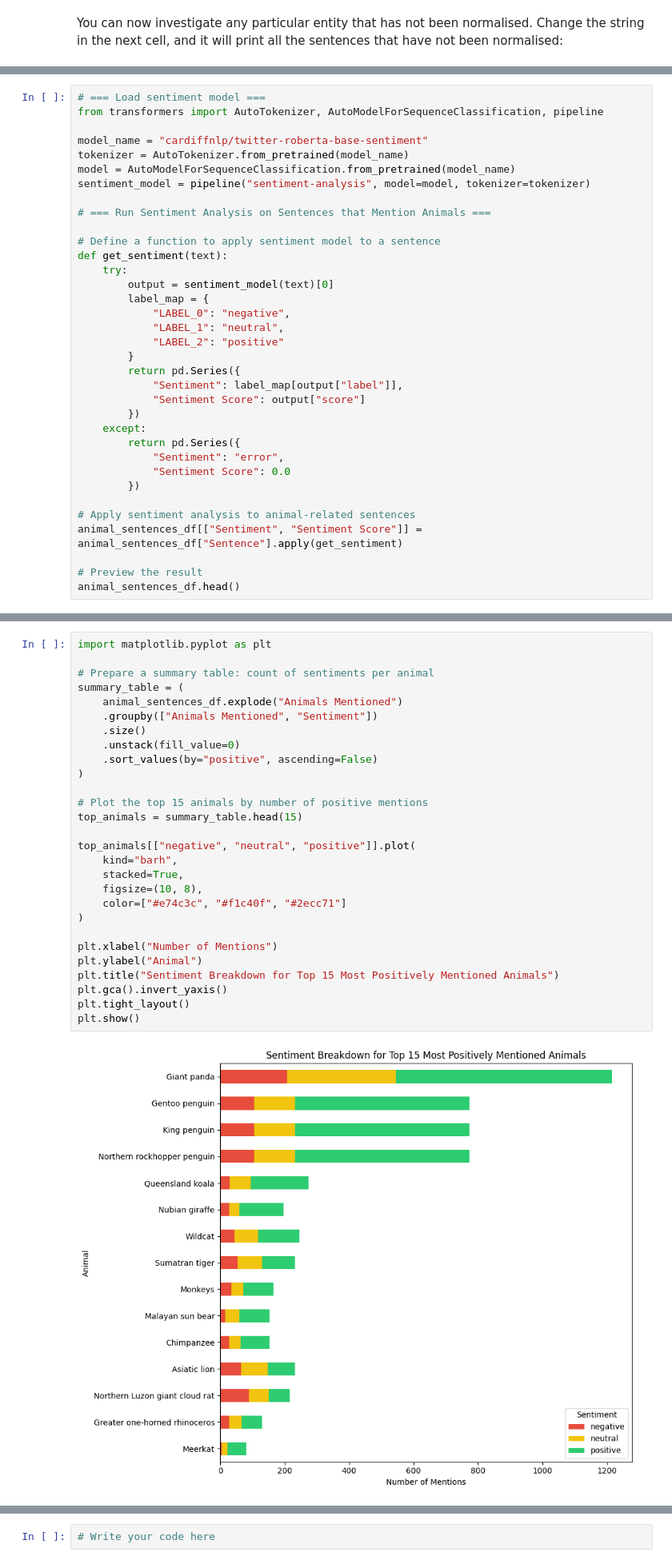
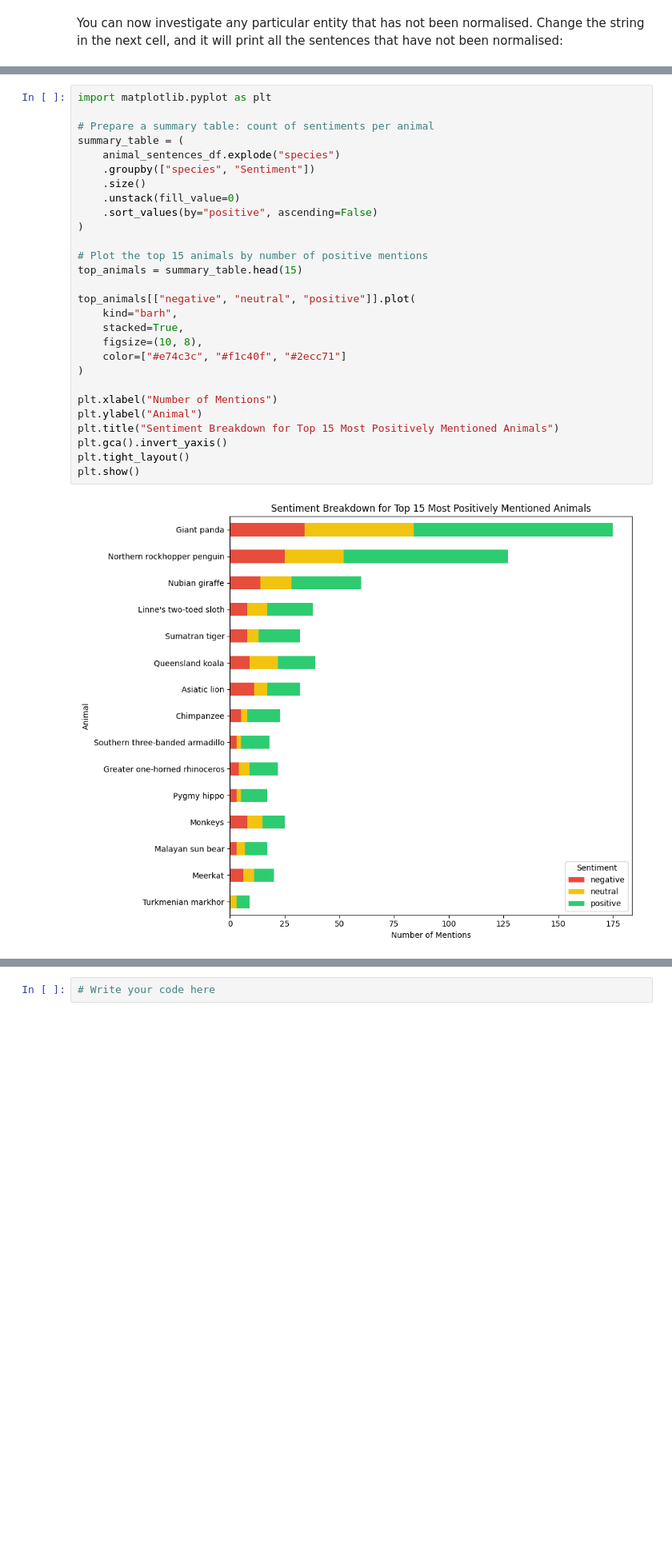
Before and after one commit to nuriafari/NLP_workshop_zoo_reviews, a Jupyter notebook: workshop.ipynb, the cells around one changed output, grey strips where cells are left out. Shown at 80% size. Cells and saved outputs as stored; diff of their text form; blank space fills up the shorter version.

```diff
--- a/workshop.ipynb
+++ b/workshop.ipynb
@@ -1059,38 +1118,3 @@ We'll apply sentiment analysis to each animal-related sentence. This will allow
 - Build visualisations to summarise how the zoo's animals are perceived overall
 
 Let's dive in!
-# %%
-# === Load sentiment model ===
-from transformers import AutoTokenizer, AutoModelForSequenceClassification, pipeline
-
-model_name = "cardiffnlp/twitter-roberta-base-sentiment"
-tokenizer = AutoTokenizer.from_pretrained(model_name)
-model = AutoModelForSequenceClassification.from_pretrained(model_name)
-sentiment_model = pipeline("sentiment-analysis", model=model, tokenizer=tokenizer)
-
-# === Run Sentiment Analysis on Sentences that Mention Animals ===
-
-# Define a function to apply sentiment model to a sentence
-def get_sentiment(text):
-    try:
-        output = sentiment_model(text)[0]
-        label_map = {
-            "LABEL_0": "negative",
-            "LABEL_1": "neutral",
-            "LABEL_2": "positive"
-        }
-        return pd.Series({
-            "Sentiment": label_map[output["label"]],
-            "Sentiment Score": output["score"]
-        })
-    except:
-        return pd.Series({
-            "Sentiment": "error",
-            "Sentiment Score": 0.0
-        })
-
-# Apply sentiment analysis to animal-related sentences
-animal_sentences_df[["Sentiment", "Sentiment Score"]] = animal_sentences_df["Sentence"].apply(get_sentiment)
-
-# Preview the result
-animal_sentences_df.head()
@@ -1151,33 +1249,33 @@ Let's start by looking at the **top 15 animals with the highest number of positi
 # %%
 import matplotlib.pyplot as plt
 
 # Prepare a summary table: count of sentiments per animal
 summary_table = (
-    animal_sentences_df.explode("Animals Mentioned")
-    .groupby(["Animals Mentioned", "Sentiment"])
+    animal_sentences_df.explode("species")
+    .groupby(["species", "Sentiment"])
     .size()
     .unstack(fill_value=0)
     .sort_values(by="positive", ascending=False)
 )
 
 # Plot the top 15 animals by number of positive mentions
 top_animals = summary_table.head(15)
 
 top_animals[["negative", "neutral", "positive"]].plot(
     kind="barh",
     stacked=True,
     figsize=(10, 8),
     color=["#e74c3c", "#f1c40f", "#2ecc71"]
 )
 
 plt.xlabel("Number of Mentions")
 plt.ylabel("Animal")
 plt.title("Sentiment Breakdown for Top 15 Most Positively Mentioned Animals")
 plt.gca().invert_yaxis()
 plt.tight_layout()
 plt.show()
 # %% [output]
-[figure, old version]
+[figure, new version]
 # %% [markdown]
 #### Most Loved Animals (by Proportion)
 
```
Also changed, not shown: parts of 51 cells of this notebook, 1 other file.
